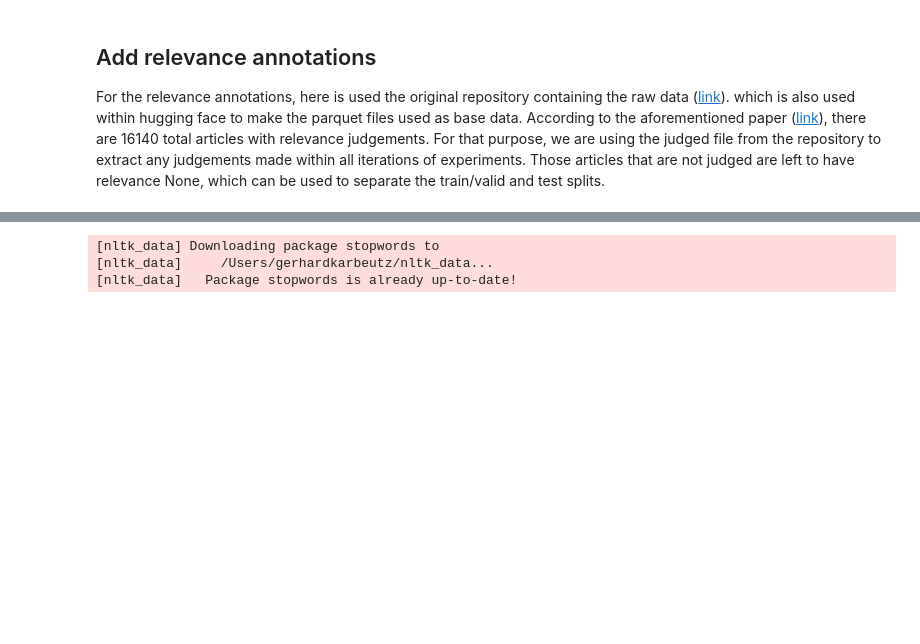
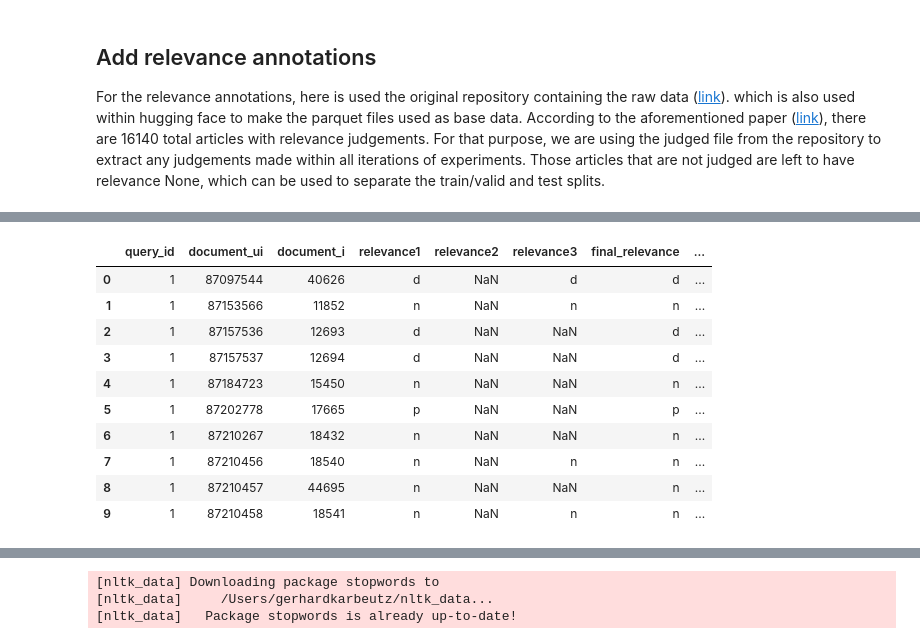
Before and after one commit to gonlyplease/ED_2, a Jupyter notebook: notebooks/ohsumed_make_data.ipynb, the cells around one changed output, grey strips where cells are left out. Cells and saved outputs as stored; diff of their text form; code cells hidden in the pictures; blank space fills up the shorter version.

Commit message:
fix: Add different relevance columns for reference in experiments

```diff
--- a/notebooks/ohsumed_make_data.ipynb
+++ b/notebooks/ohsumed_make_data.ipynb
@@ -136 +137,52 @@ judged.head()
+# %%
+judged = pd.read_csv('../data/raw/ohsumed/judged', sep='\t', header=None,
+                     names=['query_id', 'document_ui', 'document_i', 'relevance1', 'relevance2', 'relevance3'])
+judged
+
+def get_final_relevance(row):
+    if pd.notna(row['relevance1']):
+        return row['relevance1']
+    elif pd.notna(row['relevance2']):
+        return row['relevance2']
+    else:
+        return row['relevance3'] if pd.notna(row['relevance3']) else 'not_judged'
+
+
+def get_majority_relevance(row):
+    judgments = [row['relevance1'], row['relevance2'], row['relevance3']]
+
+    judgments = [j for j in judgments if pd.notna(j)]
+
+    if len(judgments) == 1:
+        return judgments[0]
+    elif len(judgments) == 2 and judgments[0] == judgments[1]:
+        return judgments[0]
+    elif len(judgments) == 2 and judgments[0] != judgments[1]:
+        return judgments[0]  # earliest judgment
+    elif len(judgments) == 3:
+        if judgments[0] == judgments[1] or judgments[0] == judgments[2]:
+            return judgments[0]  # majority is the first judgment
+        elif judgments[1] == judgments[2]:
+            return judgments[1]
+    elif len(judgments) == 3:
+        return row['relevance1']  # earliest judgment
+
+    return 'not_judged'
+
+
+judged['final_relevance'] = judged.apply(get_final_relevance, axis=1)
+judged['relevance_majority'] = judged.apply(get_majority_relevance, axis=1)
+judged.head(10)
+# %% [output]
+|  | query_id | document_ui | document_i | relevance1 | relevance2 | relevance3 | final_relevance | ... |
+| 0 | 1 | 87097544 | 40626 | d | NaN | d | d | ... |
+| 1 | 1 | 87153566 | 11852 | n | NaN | n | n | ... |
+| 2 | 1 | 87157536 | 12693 | d | NaN | NaN | d | ... |
+| 3 | 1 | 87157537 | 12694 | d | NaN | NaN | d | ... |
+| 4 | 1 | 87184723 | 15450 | n | NaN | NaN | n | ... |
+| 5 | 1 | 87202778 | 17665 | p | NaN | NaN | p | ... |
+| 6 | 1 | 87210267 | 18432 | n | NaN | NaN | n | ... |
+| 7 | 1 | 87210456 | 18540 | n | NaN | n | n | ... |
+| 8 | 1 | 87210457 | 44695 | n | NaN | NaN | n | ... |
+| 9 | 1 | 87210458 | 18541 | n | NaN | n | n | ... |
 # %%
```
Also changed, not shown: parts of 10 cells of this notebook.
